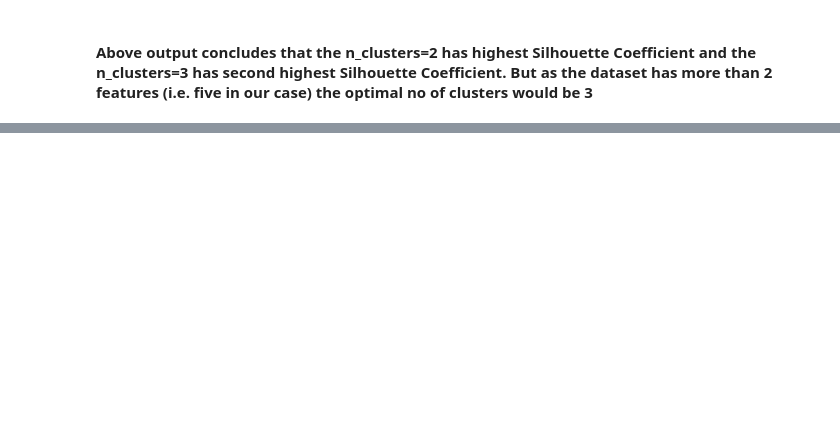
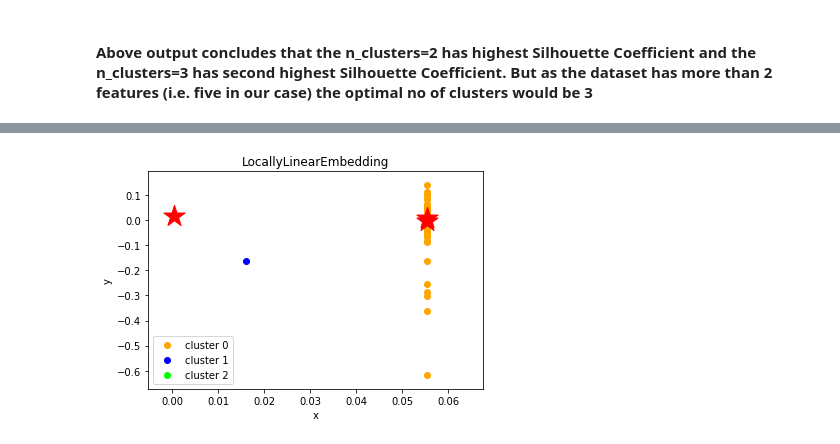
Before and after one commit to vipulpopat/MSCAI_Sem1_Etivity3, a Jupyter notebook: Etivity3_ClusteringManifoldLearning.ipynb, the cells around one changed output, grey strips where cells are left out. Cells and saved outputs as stored; diff of their text form; code cells hidden in the pictures; blank space fills up the shorter version.

```diff
--- a/Etivity3_ClusteringManifoldLearning.ipynb
+++ b/Etivity3_ClusteringManifoldLearning.ipynb
@@ -200,0 +261,10 @@ For n_clusters=10, The Silhouette Coefficient is 0.42867015958336924
+# %%
+# DBSCAN found the number of clusters as 3.
+# plot the transformed examples and the centers
+# use the cluster assignment to colour the examples
+clustering_scatterplot(points=XYcoordinates[:-k,:],
+                       labels=clustered_data_sklearn.labels_,
+                       centers=XYcoordinates[-k:,:],
+                       title='LocallyLinearEmbedding')
+# %% [output]
+[figure, added]
```
Also changed, not shown: parts of 13 cells of this notebook.
